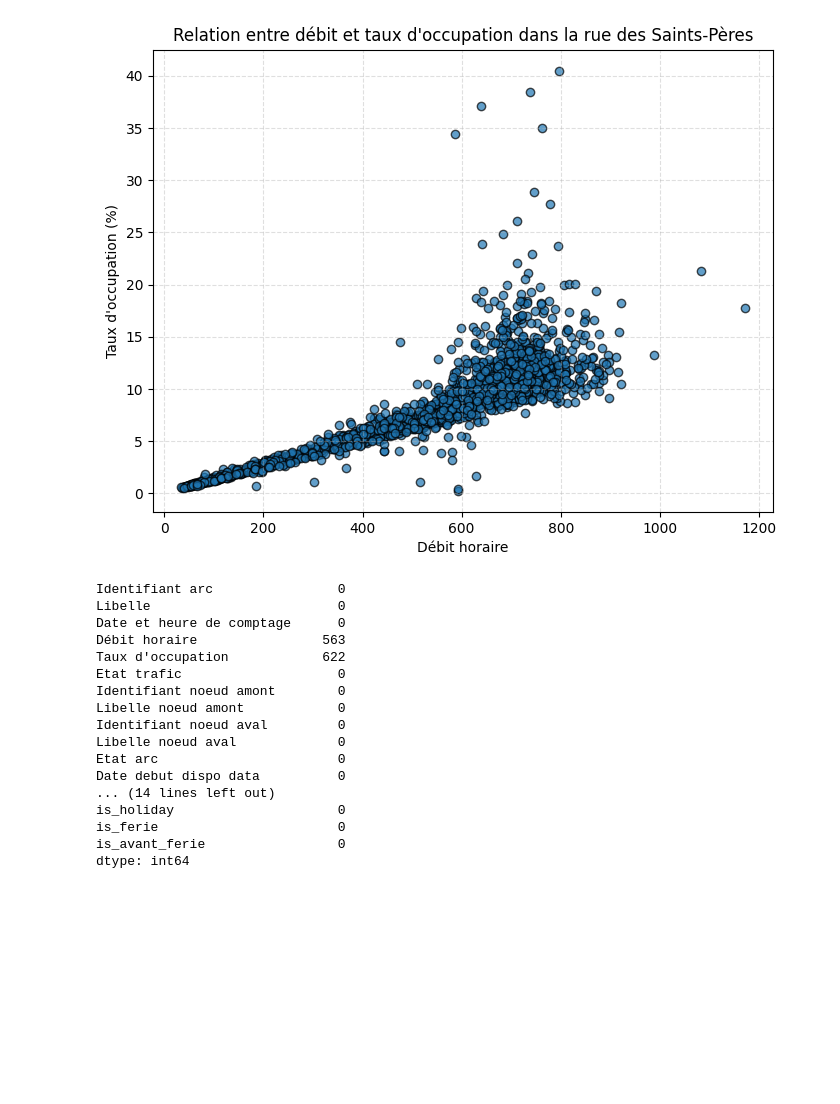
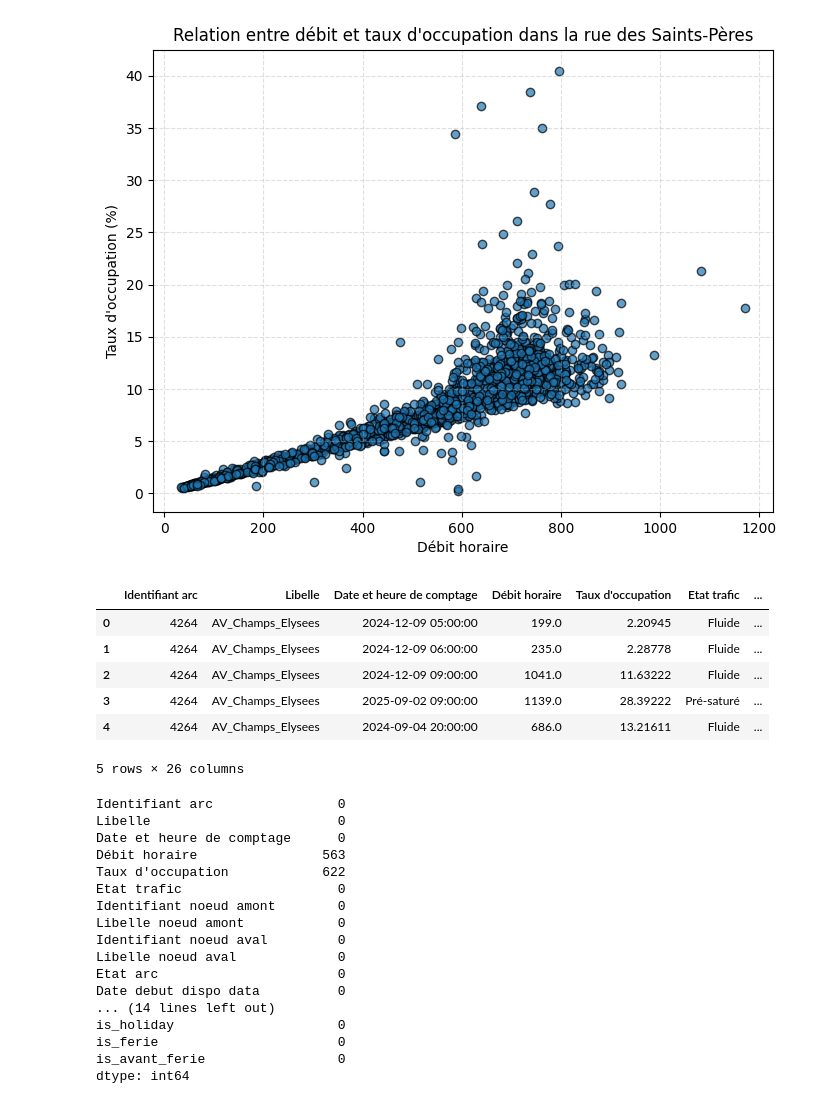
Before and after one commit to fracoo/trafic_prediction, a Jupyter notebook: remplissage_dataset/champs.ipynb, the cells around one changed output. Drawn from its saved outputs; the diff is of its cells as text; code cells hidden in the pictures; blank space fills up the shorter version.

Commit message:
test modele taux occupation

```diff
--- a/remplissage_dataset/champs.ipynb
+++ b/remplissage_dataset/champs.ipynb
@@ -125,25 +125,34 @@ plt.show()
 # %%
 import pandas as pd
 import numpy as np
 from sklearn.ensemble import HistGradientBoostingRegressor
 from sklearn.model_selection import train_test_split
 from sklearn.metrics import mean_absolute_error, r2_score
 
 chp = pd.read_csv('../dataset/champs_elysees.csv', sep=";")
 
 chp['Date et heure de comptage'] = pd.to_datetime(chp['Date et heure de comptage'],
 errors='coerce', utc=True).dt.tz_convert('Europe/Paris').dt.tz_localize(None)
 
 chp['jour_semaine'] = chp['Date et heure de comptage'].dt.day_name(locale='fr_FR')
 chp['num_jour_mois'] = chp['Date et heure de comptage'].dt.day
 chp['heure'] = chp['Date et heure de comptage'].dt.hour
 chp['mois'] = chp['Date et heure de comptage'].dt.month
-chp['num_jour_mois'] = chp['Date et heure de comptage'].dt.day
 
 meteo = pd.read_csv('../dataset/meteo.csv',sep=";")
 meteo['datetime'] = pd.to_datetime(meteo['datetime'])
 
 df_merge = pd.merge(chp,meteo,left_on='Date et heure de comptage', right_on='datetime', how='left')
+
+df_merge.head()
+# %% [output]
+|  | Identifiant arc | Libelle | Date et heure de comptage | Débit horaire | Taux d'occupation | Etat trafic | ... |
+| 0 | 4264 | AV_Champs_Elysees | 2024-12-09 05:00:00 | 199.0 | 2.20945 | Fluide | ... |
+| 1 | 4264 | AV_Champs_Elysees | 2024-12-09 06:00:00 | 235.0 | 2.28778 | Fluide | ... |
+| 2 | 4264 | AV_Champs_Elysees | 2024-12-09 09:00:00 | 1041.0 | 11.63222 | Fluide | ... |
+| 3 | 4264 | AV_Champs_Elysees | 2025-09-02 09:00:00 | 1139.0 | 28.39222 | Pré-saturé | ... |
+| 4 | 4264 | AV_Champs_Elysees | 2024-09-04 20:00:00 | 686.0 | 13.21611 | Fluide | ... |
+5 rows × 26 columns
 # %%
 import numpy as np
 
```
Also changed, not shown: parts of 4 cells of this notebook.
